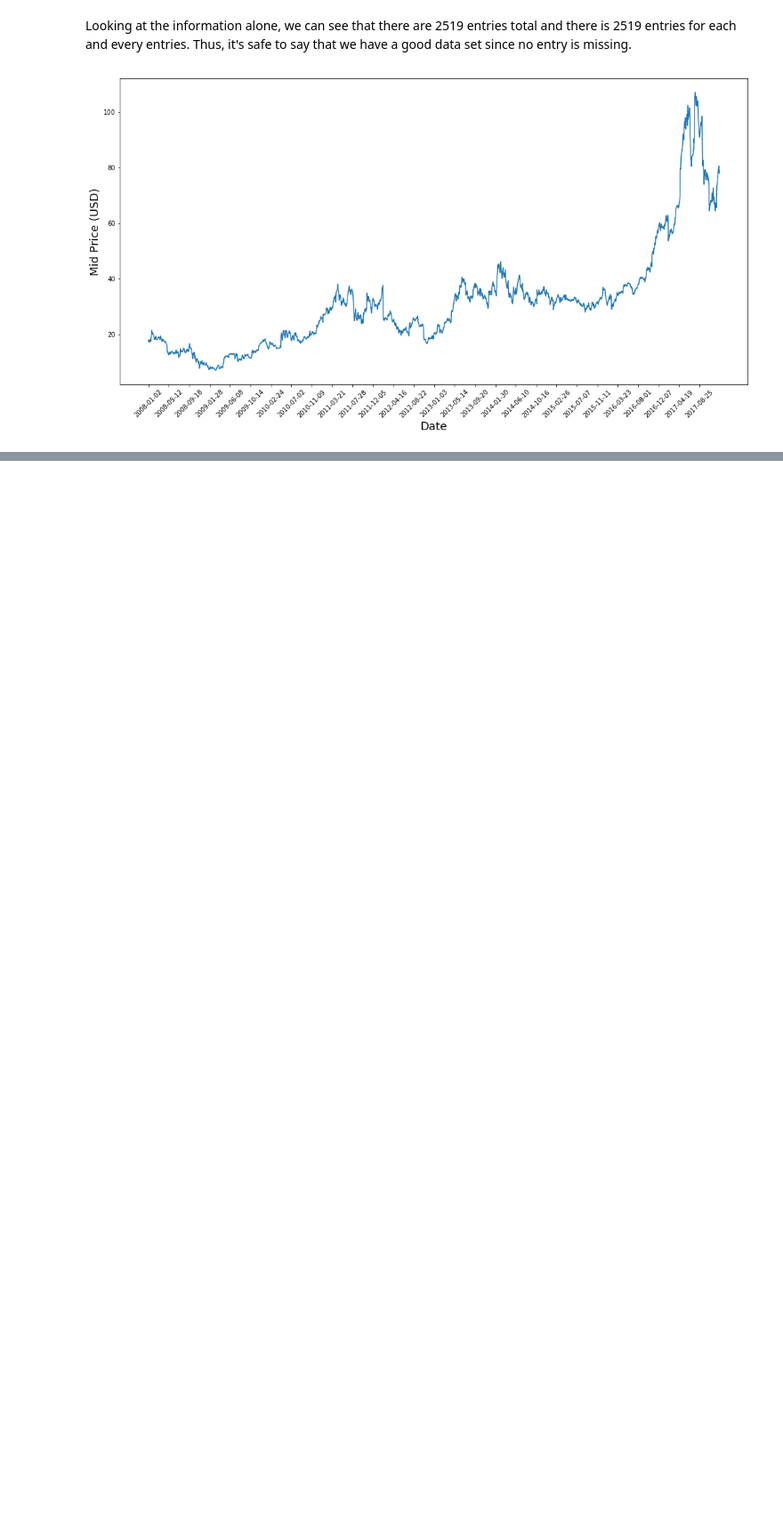
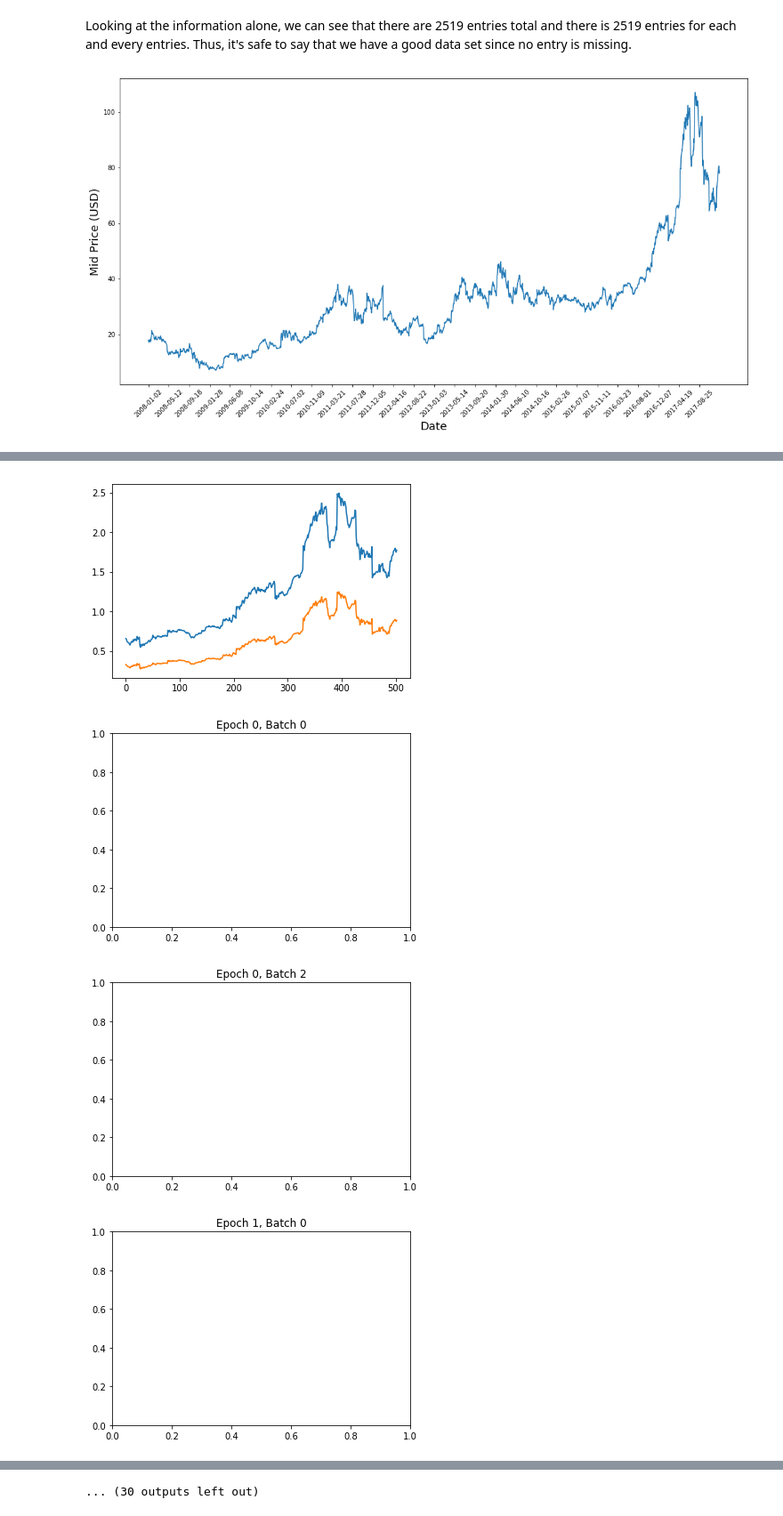
Before and after one commit to hnguyenworkstation/iRobot-Stock-Prediction, a Jupyter notebook: stock study/iRobot Stock Study.ipynb, the cells around one changed output, grey strips where cells are left out. Shown at 89% size. Cells and saved outputs as stored; diff of their text form; code cells hidden in the pictures; blank space fills up the shorter version.

Commit message:
able to predict but pretty bad result... need to update training model

```diff
--- a/stock study/iRobot Stock Study.ipynb
+++ b/stock study/iRobot Stock Study.ipynb
@@ -108,0 +151,4 @@ train_set, test_set = train_test_split(mid_prices, test_size=0.3, random_state=4
+# %%
+# Placeholder
+X = tf.placeholder(dtype=tf.float32, shape=[None, 5])
+Y = tf.placeholder(dtype=tf.float32, shape=[None])
@@ -108,0 +202,9 @@ train_set, test_set = train_test_split(mid_prices, test_size=0.3, random_state=4
+# %%
+# Hidden layer -- Refer to image above to understand more about the neutral layer
+hidden_layer_1 = tf.nn.relu(tf.add(tf.matmul(X, weight_hidden_1), bias_hidden_1))
+hidden_layer_2 = tf.nn.relu(tf.add(tf.matmul(hidden_layer_1, weight_hidden_2), bias_hidden_2))
+hidden_layer_3 = tf.nn.relu(tf.add(tf.matmul(hidden_layer_2, weight_hidden_3), bias_hidden_3))
+hidden_layer_4 = tf.nn.relu(tf.add(tf.matmul(hidden_layer_3, weight_hidden_4), bias_hidden_4))
+
+# Output layer (must be transposed)
+output_layer = tf.transpose(tf.add(tf.matmul(hidden_layer_4, weight_out), bias_out))
@@ -108,0 +217,2 @@ train_set, test_set = train_test_split(mid_prices, test_size=0.3, random_state=4
+# %%
+mse_func = tf.reduce_mean(tf.squared_difference(output_layer, Y))
@@ -108,0 +223,3 @@ train_set, test_set = train_test_split(mid_prices, test_size=0.3, random_state=4
+# %%
+# Optimizer
+opt = tf.train.AdamOptimizer().minimize(mse_func)
@@ -108,0 +229,48 @@ train_set, test_set = train_test_split(mid_prices, test_size=0.3, random_state=4
+# %%
+# Make Session
+net = tf.Session()
+
+# Run initializer
+net.run(tf.global_variables_initializer())
+
+# Setup interactive plot
+plt.ion()
+fig = plt.figure()
+ax1 = fig.add_subplot(111)
+line1, = ax1.plot(y_test)
+line2, = ax1.plot(y_test*0.5)
+plt.show()
+
+# Number of epochs and batch size
+epochs = 20
+batch_size = 512
+
+for e in range(epochs):
+    # Shuffle training data
+    shuffle_indices = np.random.permutation(np.arange(len(y_train)))
+    X_train = X_train[shuffle_indices]
+    y_train = y_train[shuffle_indices]
+
+    # Minibatch training
+    for i in range(0, len(y_train) // batch_size):
+        start = i * batch_size
+        batch_x = X_train[start:start + batch_size]
+        batch_y = y_train[start:start + batch_size]
+
+        # Run optimizer with batch
+        net.run(opt, feed_dict={X: batch_x, Y: batch_y})
+
+        # Show progress every 5 batches
+        if np.mod(i, 2) == 0:
+            # Prediction
+            pred = net.run(output_layer, feed_dict={X: X_test})
+            line2.set_ydata(pred)
+
+# Print final MSE after Training
+mse_final = net.run(mse_func, feed_dict={X: X_test, Y: y_test})
+print(mse_final)
+# %% [output]
+[figure, added]
+[figure, added]
+[figure, added]
+[figure, added]
@@ -108,0 +285 @@ train_set, test_set = train_test_split(mid_prices, test_size=0.3, random_state=4
+... (30 outputs left out)
```
Also changed, not shown: parts of 15 cells of this notebook, 2 other files.
